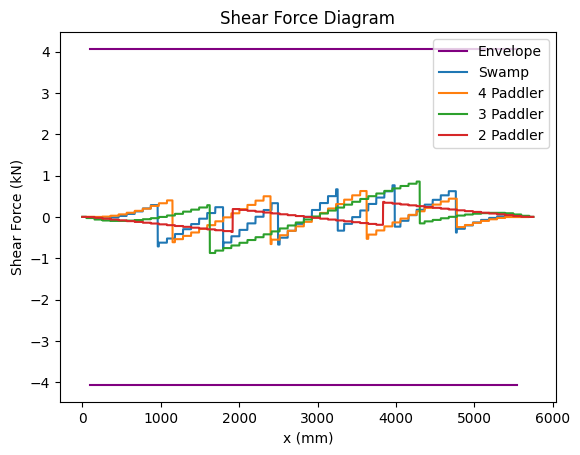
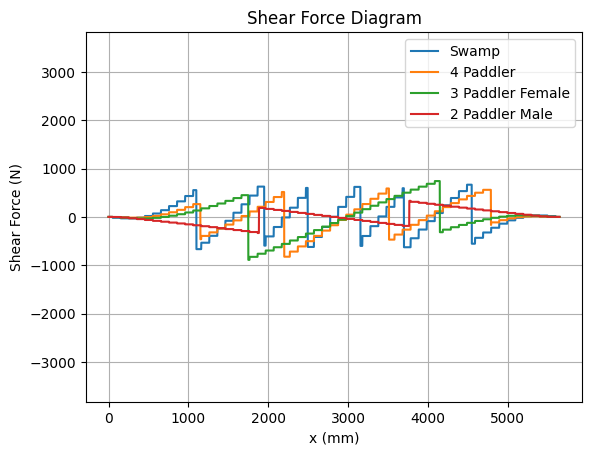
Code edit (unified diff) that turned the first committed figure into the second:
--- before
+++ after
@@ -1,7 +1,7 @@
 # Scale by station length to make the curve stretch to mm from stations
-plt.plot([x * float(canoe_info[4][1]) for x in range(1,station_no-2,1)], [x for x in shear_capacity], color="purple", label="Envelope")
-plt.plot([x * float(canoe_info[4][1]) for x in range(1,station_no-2,1)], [-x for x in shear_capacity], color="purple")
+# plt.plot([x * float(canoe_info[4][1]) for x in range(1,station_no-2,1)], [x for x in shear_capacity], color="purple", label="Envelope")
+# plt.plot([x * float(canoe_info[4][1]) for x in range(1,station_no-2,1)], [-x for x in shear_capacity], color="purple")
 
-CASE_NAMES = ["Swamp", "4 Paddler", "3 Paddler", "2 Paddler", "Display Stand"]
+CASE_NAMES = ["Swamp", "4 Paddler", "3 Paddler Female", "2 Paddler Male", "Display Stand"]
 
 # Plot all shear force diagrams (2, 3, 4, 6) cases graphed on one graph with the shear_capacity bound 
@@ -9,5 +9,5 @@
     lenArray = np.array(list())
     shearArray = np.array(list())
-    plt.plot(PAD_CASE_LENGTH[i].astype(float), PAD_CASE_SHEAR[i].astype(float)/1000, label=CASE_NAMES[i])
+    plt.plot(PAD_CASE_LENGTH[i].astype(float), PAD_CASE_SHEAR[i].astype(float), label=CASE_NAMES[i])
 
 print(shear_capacity[0])
@@ -15,5 +15,7 @@
 plt.title('Shear Force Diagram')
 plt.xlabel('x (mm)')
-plt.ylabel('Shear Force (kN)')
+plt.ylabel('Shear Force (N)')
+plt.ylim(-min(shear_capacity)*1000,min(shear_capacity)*1000)
+plt.grid()
 plt.legend()
 plt.show()

Commit: Added failure envelope analysis script. Changes to presentation of longitudinal analyses